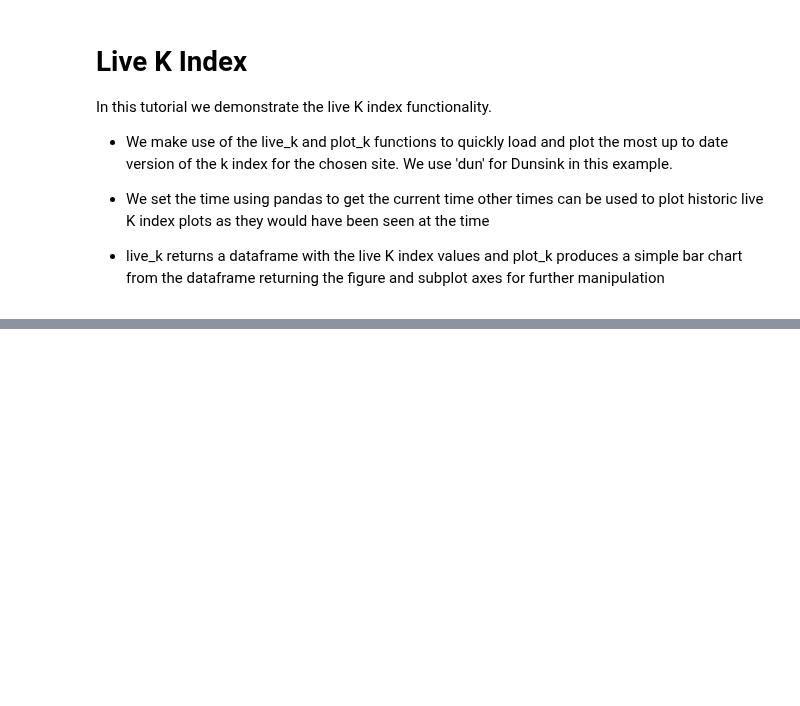
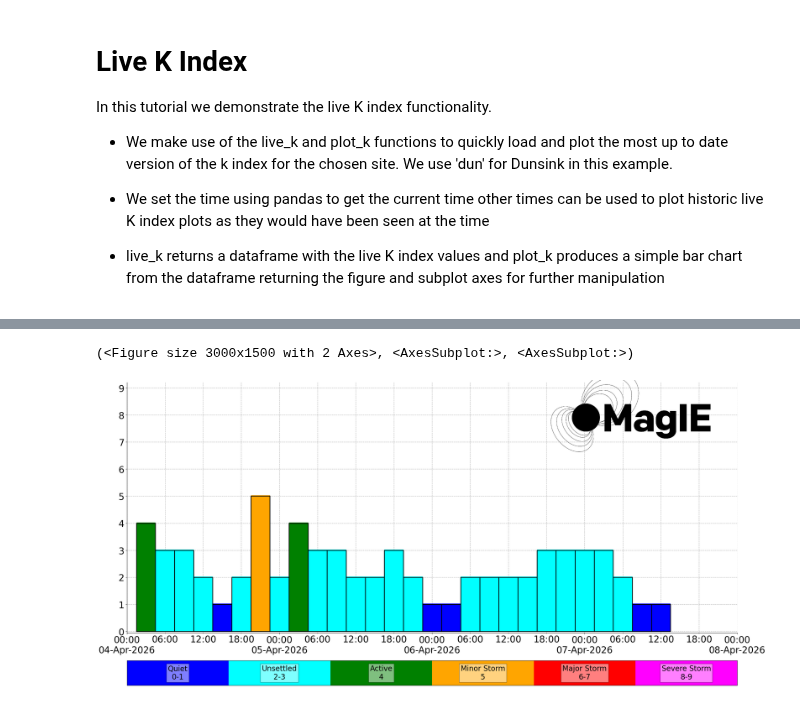
Before and after one commit to magie-network/MAGIE, a Jupyter notebook: notebooks/live_k_index.ipynb, the cells around one changed output, grey strips where cells are left out. Drawn from its saved outputs; the diff is of its cells as text; code cells hidden in the pictures; blank space fills up the shorter version.

Commit message:
changed to magpy K index

```diff
--- a/notebooks/live_k_index.ipynb
+++ b/notebooks/live_k_index.ipynb
@@ -25,0 +10,7 @@ Download complete!
+# %%
+from magie import live_k, plot_k
+from magie.k_index import _load_default_site_thresholds
+import pandas as pd
+now_time= pd.Timestamp.now()
+plot_k(live_k(now_time, site_code='dun'))
+# %% [output]
@@ -25,0 +27,2 @@ Download complete!
+(<Figure size 3000x1500 with 2 Axes>, <AxesSubplot:>, <AxesSubplot:>)
+[figure, added]
```
Also changed, not shown: parts of 5 cells of this notebook.
